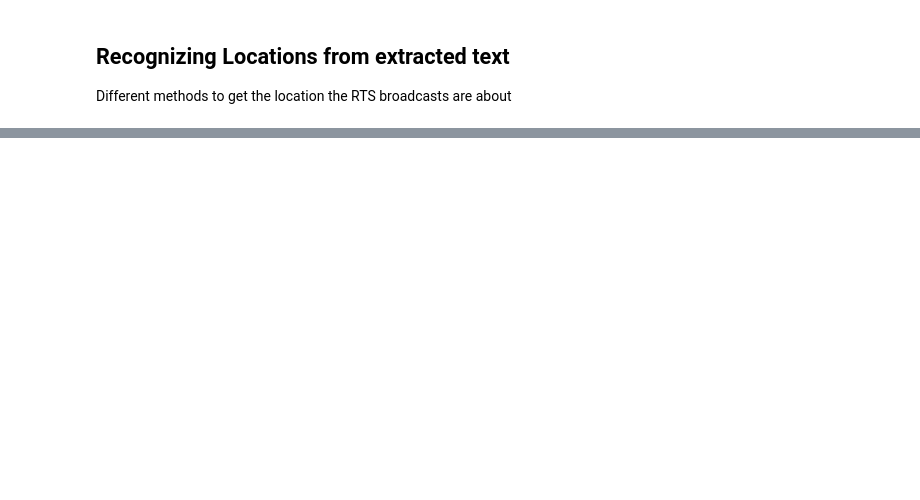
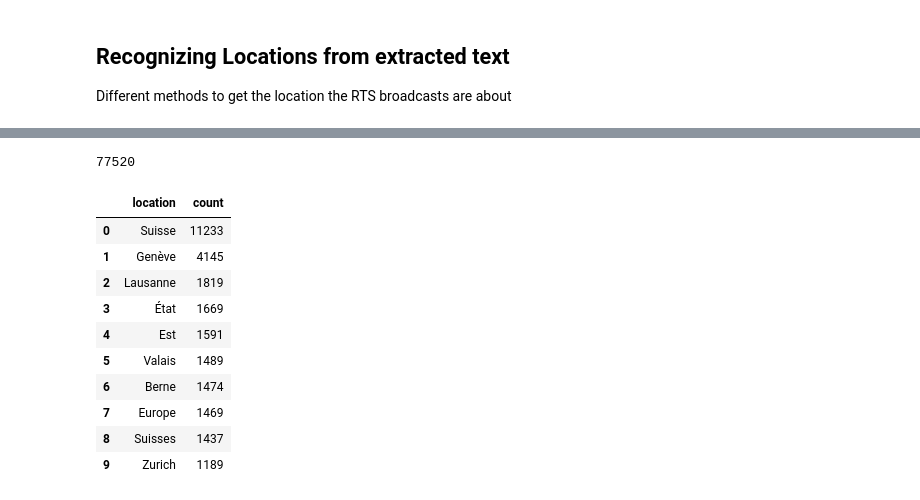
Before and after one commit to EPFL-EMPlus/emplusvault, a Jupyter notebook: notebook/location_recognition.ipynb, the cells around one changed output, grey strips where cells are left out. Drawn from its saved outputs; the diff is of its cells as text; code cells hidden in the pictures; blank space fills up the shorter version.

```diff
--- a/notebook/location_recognition.ipynb
+++ b/notebook/location_recognition.ipynb
@@ -138,0 +153,16 @@ matches = matcher(doc)
+# %%
+df = pd.DataFrame(features)
+# %%
+len(df.media_id.unique())
+# %% [output]
+77520
+# %%
+def get_entities(data):
+    entities = []
+    if "entities" in data.keys():
+        entities = data["entities"]
+    else:
+        entities = [t.get("entities", []) for t in data.get("transcript", [])]
+        entities = [e for sublist in entities for e in sublist]
+
+    return entities
@@ -139,3 +173,19 @@ matches = matcher(doc)
+# %%
+locations = df["locations"].explode().value_counts()
+locations = pd.DataFrame(locations).reset_index().rename(columns={"locations":"location"})
+locations[:10]
+# %% [output]
+|  | location | count |
+| 0 | Suisse | 11233 |
+| 1 | Genève | 4145 |
+| 2 | Lausanne | 1819 |
+| 3 | État | 1669 |
+| 4 | Est | 1591 |
+| 5 | Valais | 1489 |
+| 6 | Berne | 1474 |
+| 7 | Europe | 1469 |
+| 8 | Suisses | 1437 |
+| 9 | Zurich | 1189 |
 # %%
 with open("../emv/features/cities.json", "r") as f:
     cities = json.load(f)
```
Also changed, not shown: parts of 14 cells of this notebook.
